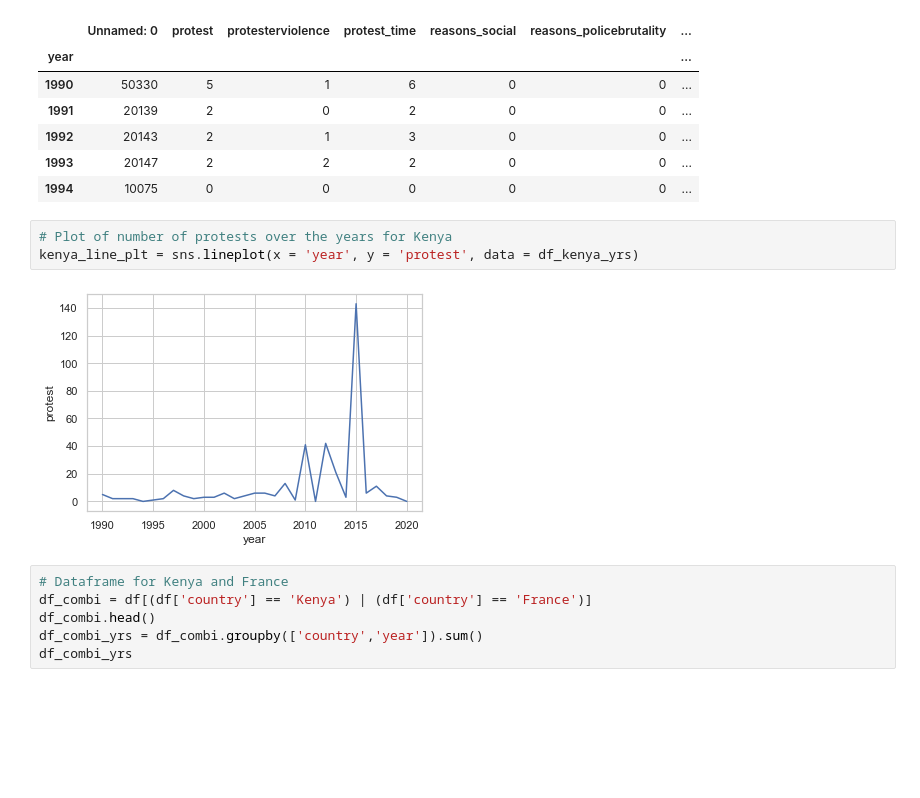
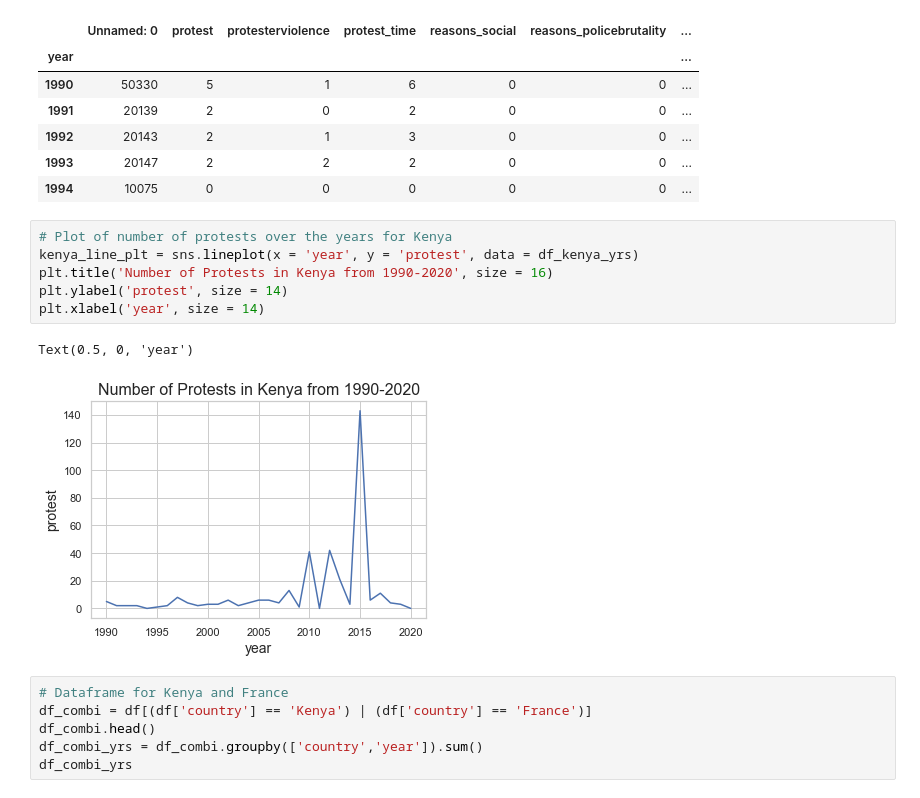
Before and after one commit to rainiwu/global-protests-analysis, a Jupyter notebook: casestudy.ipynb, the cells around one changed output. Drawn from its saved outputs; the diff is of its cells as text; blank space fills up the shorter version.

Commit message:
Updated graphs

```diff
--- a/casestudy.ipynb
+++ b/casestudy.ipynb
@@ -32,8 +33,12 @@ df_kenya_yrs.head()
 # %%
 # Plot of number of protests over the years for Kenya
 kenya_line_plt = sns.lineplot(x = 'year', y = 'protest', data = df_kenya_yrs)
+plt.title('Number of Protests in Kenya from 1990-2020', size = 16)
+plt.ylabel('protest', size = 14)
+plt.xlabel('year', size = 14)
 # %% [output]
+Text(0.5, 0, 'year')
-[figure, old version]
+[figure, new version]
 # %%
 # Dataframe for Kenya and France
 df_combi = df[(df['country'] == 'Kenya') | (df['country'] == 'France')]
```
Also changed, not shown: parts of 1 cell of this notebook.
